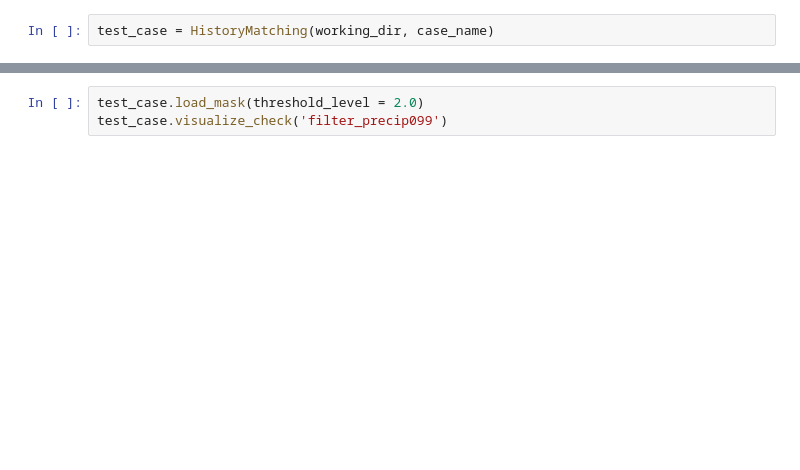
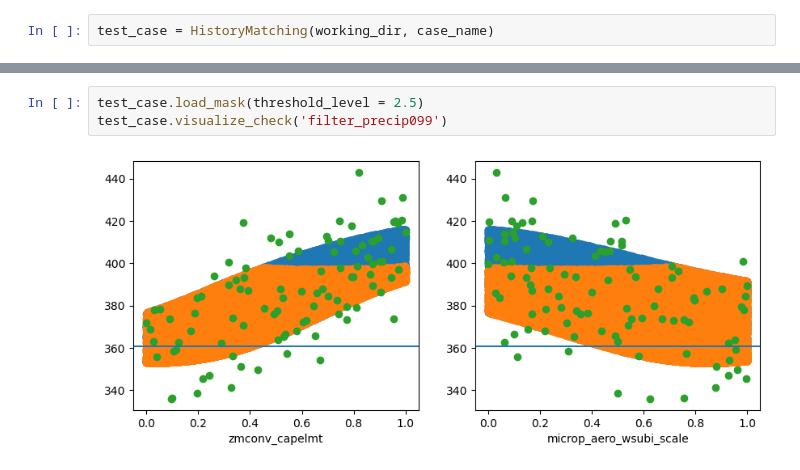
Before and after one commit to yiqioyang/proj2dhullsampler, a Jupyter notebook: notebooks/prepare.ipynb, the cells around one changed output, grey strips where cells are left out. Saved outputs shown, nothing was run; the diff lists cells and outputs as text; blank space fills up the shorter version.

Commit message:
Done testing prepare_case

```diff
--- a/notebooks/prepare.ipynb
+++ b/notebooks/prepare.ipynb
@@ -53,3 +68,5 @@ test_case.prepare_case(config)
 # %%
-test_case.load_mask(threshold_level = 2.0)
+test_case.load_mask(threshold_level = 2.5)
 test_case.visualize_check('filter_precip099')
+# %% [output]
+[figure, added]
```
Also changed, not shown: parts of 4 cells of this notebook, 2 other files.
